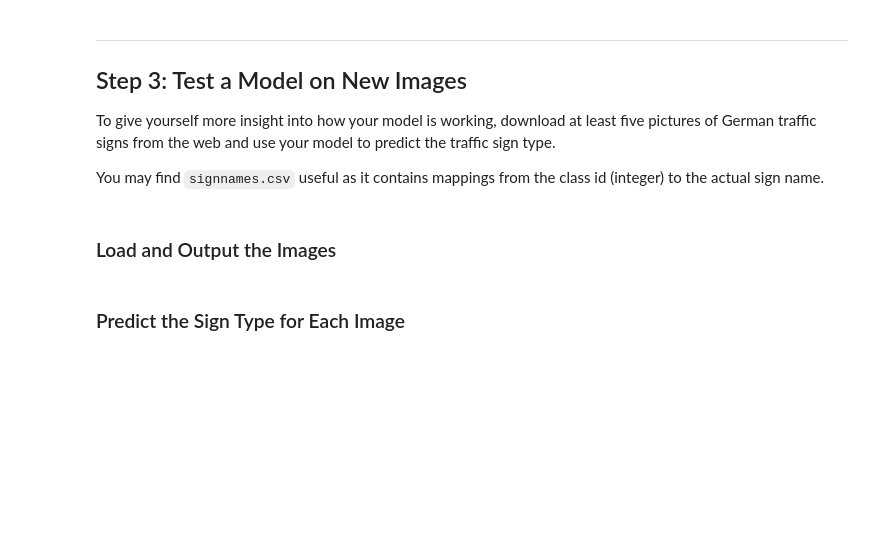
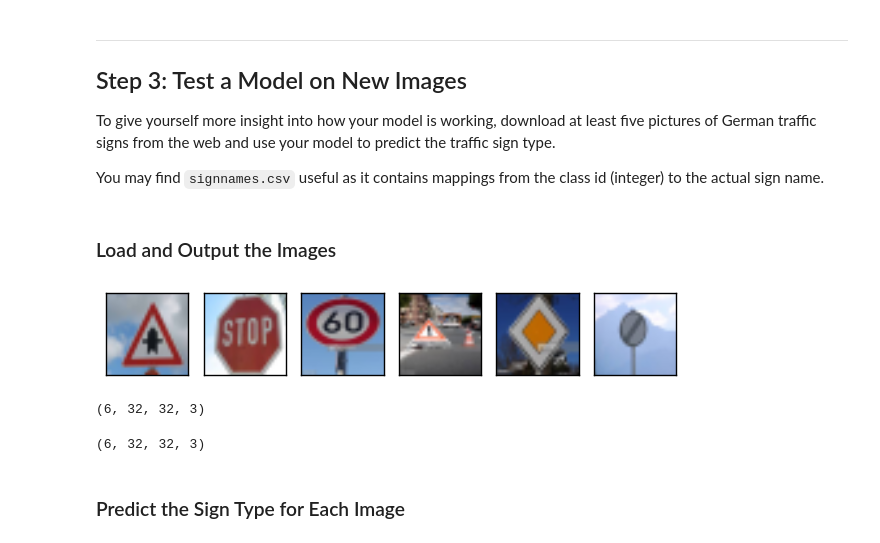
Before and after one commit to PhilippeW83440/SDCND, a Jupyter notebook: CarND-Traffic-Sign-Classifier-Project/Traffic_Sign_Classifier.ipynb, the cells around one changed output. Drawn from its saved outputs; the diff is of its cells as text; code cells hidden in the pictures; blank space fills up the shorter version.

```diff
--- a/CarND-Traffic-Sign-Classifier-Project/Traffic_Sign_Classifier.ipynb
+++ b/CarND-Traffic-Sign-Classifier-Project/Traffic_Sign_Classifier.ipynb
@@ -267,0 +539,29 @@ You may find `signnames.csv` useful as it contains mappings from the class id (i
+# %%
+### Load the images and plot them here.
+### Feel free to use as many code cells as needed.
+
+#plt.rcParams['figure.figsize'] = (12.0, 18.0)
+#plt.rcParams['image.interpolation'] = 'nearest'
+
+fig = plt.figure()
+
+web_imgs = np.zeros((6,32,32,3), dtype=np.uint8)
+for n in range(6):
+    image = plt.imread('web/img'+str(n+1)+'.jpeg')
+    dim = (32,32)
+    resized = cv2.resize(image, dim, interpolation=cv2.INTER_AREA)
+    web_imgs[n,:,:,:]= resized
+
+    ax = fig.add_subplot(1, 6, n+1)
+    ax.imshow(web_imgs[n])
+    plt.xticks(np.array([]))
+    plt.yticks(np.array([]))
+
+plt.tight_layout()
+#plt.show()
+# %% [output]
+[figure, added]
+# %%
+print(web_imgs.shape)
+# %% [output]
+(6, 32, 32, 3)
@@ -268,3 +581,7 @@ You may find `signnames.csv` useful as it contains mappings from the class id (i
+# %%
+print(web_test.shape)
+# %% [output]
+(6, 32, 32, 3)
 # %% [markdown]
 ### Predict the Sign Type for Each Image
 # %%
```
Also changed, not shown: parts of 24 cells of this notebook, 4 other files.
